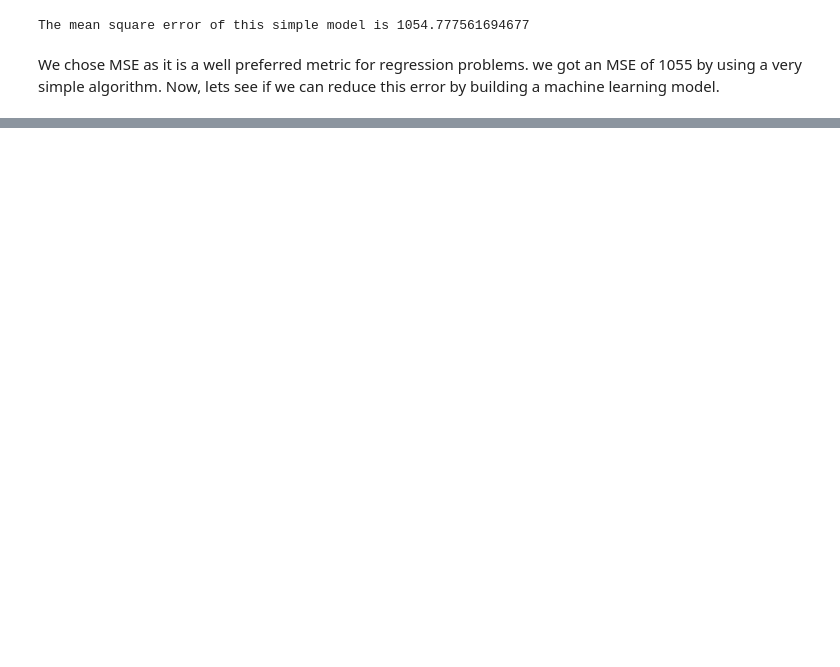
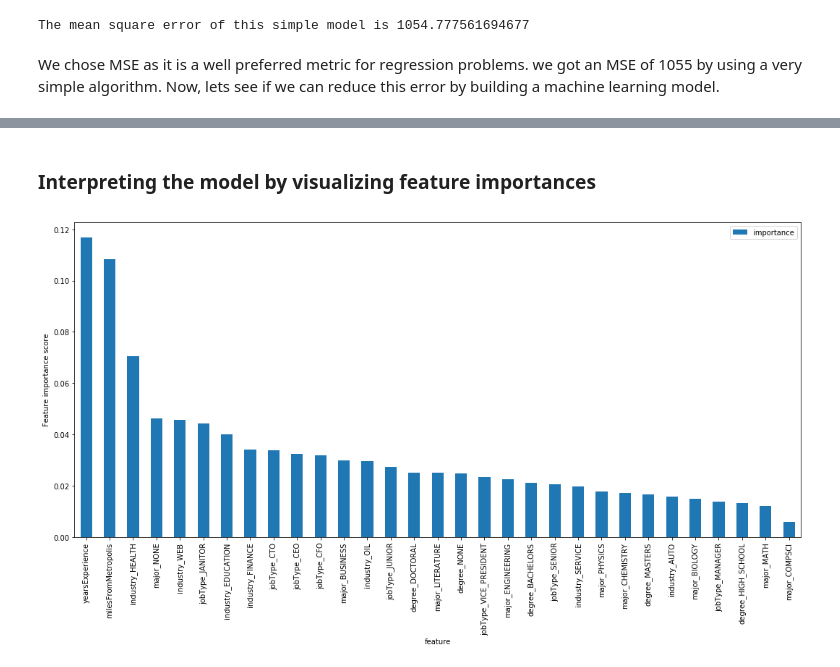
Before and after one commit to pavankanjula/salaryprediction, a Jupyter notebook: Salary Prediction.ipynb, the cells around one changed output, grey strips where cells are left out. Saved outputs shown, nothing was run; the diff lists cells and outputs as text; code cells hidden in the pictures; blank space fills up the shorter version.

Commit message:
Model building and feature importances

```diff
--- a/Salary Prediction.ipynb
+++ b/Salary Prediction.ipynb
@@ -631,0 +619,12 @@ You will cycle through creating features, tuning models, and training/validing m
+# %%
+def one_hot_encode_feature_df(df, cat_vars=None, num_vars=None):
+    '''performs one-hot encoding on all categorical variables and combines result with continous variables'''
+    cat_df = pd.get_dummies(df[cat_vars])
+    num_df = df[num_vars].apply(pd.to_numeric)
+    return pd.concat([cat_df, num_df], axis=1)
+# %%
+cat_features = ['jobType','degree','major','industry']
+num_features = ['milesFromMetropolis','yearsExperience']
+feature_df = one_hot_encode_feature_df(train_df, cat_vars=cat_features, num_vars=num_features)
+test_df = one_hot_encode_feature_df(test_feature_df, cat_vars=cat_features, num_vars=num_features)
+target_df = train_df['salary']
@@ -631,0 +633,5 @@ You will cycle through creating features, tuning models, and training/validing m
+# %%
+# Hyperparameter tuning done already for all models.
+lin_reg = LinearRegression()
+rf =  RandomForestRegressor(n_estimators=150, max_depth=25, min_samples_split=60, verbose=0)
+gbr =  GradientBoostingRegressor(n_estimators=150, max_depth=5, loss='ls', verbose=0)
@@ -631,0 +675,4 @@ You will cycle through creating features, tuning models, and training/validing m
+# %%
+# Selecting gbr finally as it has least MSE.
+model = gbr
+model.fit(feature_df, target_df)
@@ -631,0 +687,11 @@ You will cycle through creating features, tuning models, and training/validing m
+# %% [markdown]
+### Interpreting the model by visualizing feature importances
+# %%
+feature_importances = pd.DataFrame({'feature':feature_df.columns, 'importance':model.feature_importances_})
+feature_importances.sort_values(by='importance', ascending=False, inplace=True)
+feature_importances.set_index('feature', inplace=True, drop=True)
+feature_importances.plot.bar(figsize =(18,8))
+plt.ylabel("Feature importance score")
+plt.show()
+# %% [output]
+[figure, added]
```
Also changed, not shown: parts of 33 cells of this notebook.
